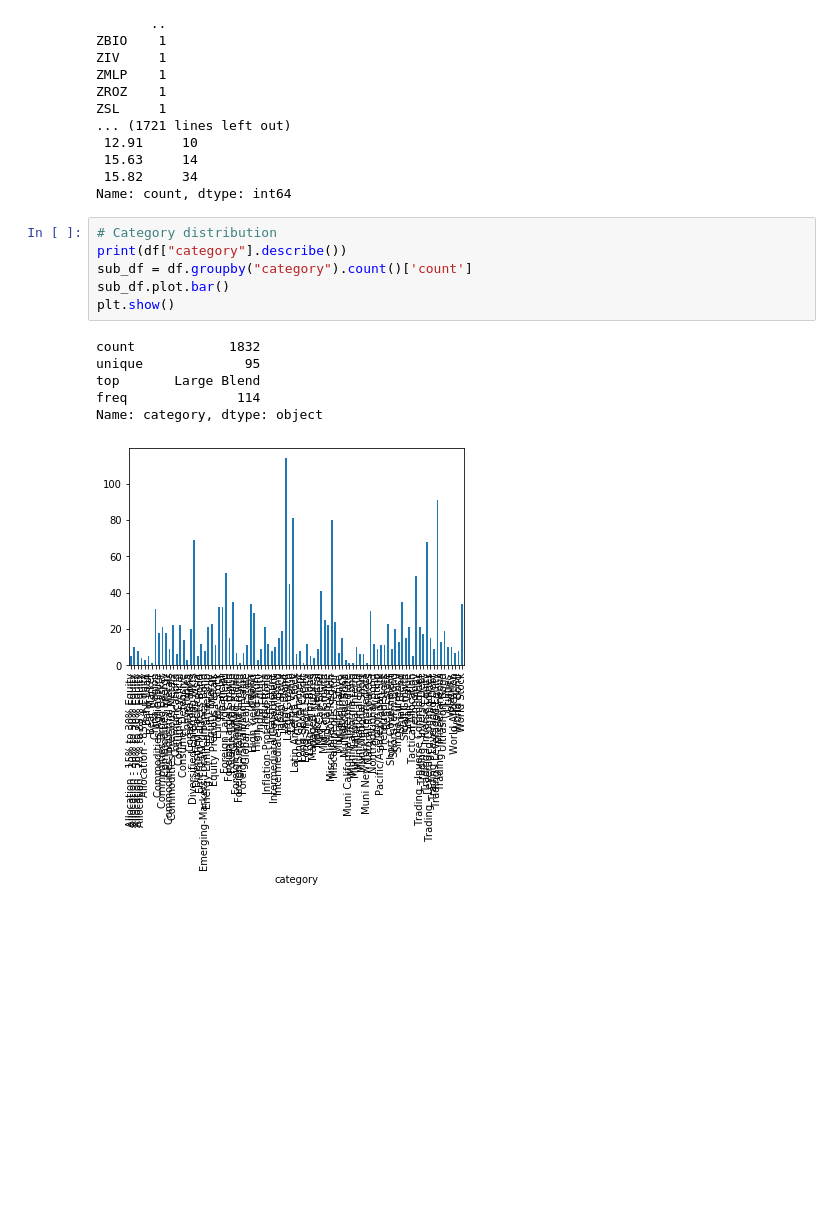
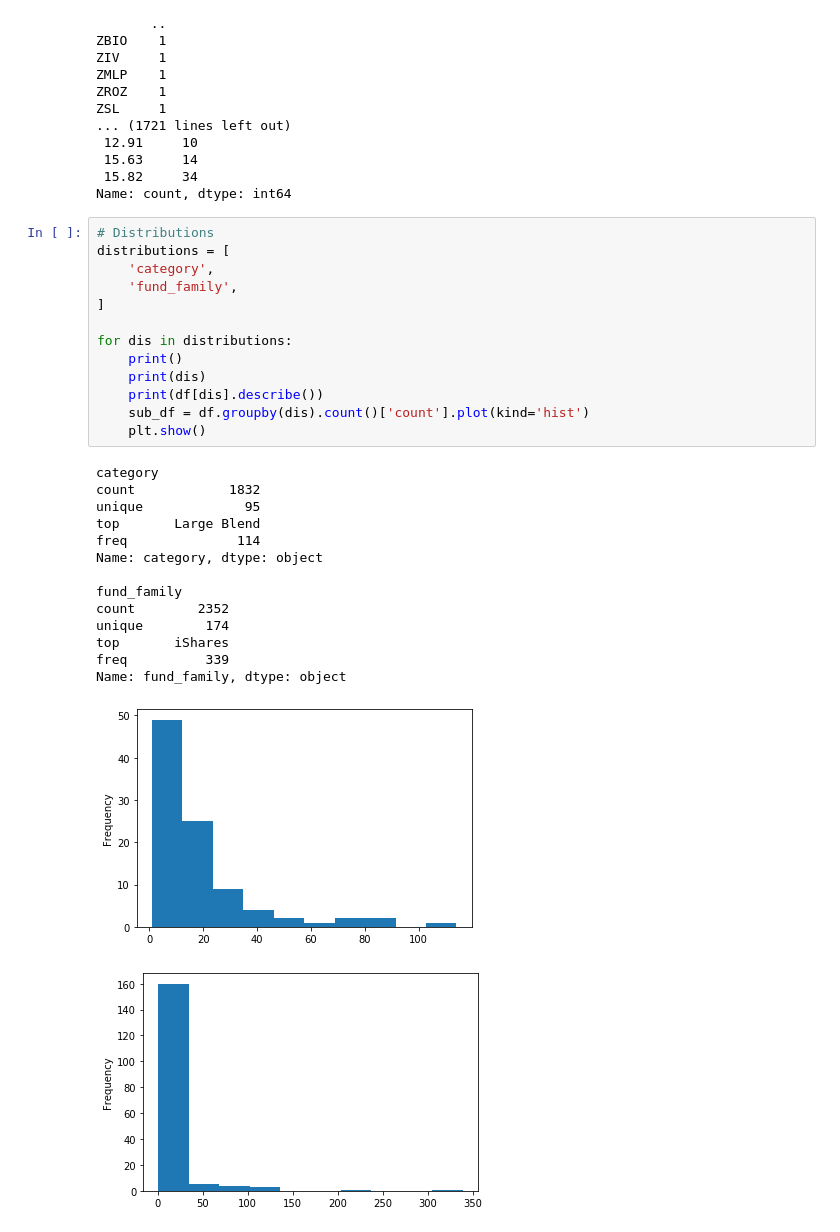
Before and after one commit to NVukobrat/US-Mutual-Funds-and-ETFs-Analysis, a Jupyter notebook: Main.ipynb, the cells around one changed output. Drawn from its saved outputs; the diff is of its cells as text; blank space fills up the shorter version.

```diff
--- a/Main.ipynb
+++ b/Main.ipynb
@@ -43,15 +43,31 @@ ZSL     1
  15.82     34
 Name: count, dtype: int64
 # %%
-# Category distribution
-print(df["category"].describe())
-sub_df = df.groupby("category").count()['count']
-sub_df.plot.bar()
-plt.show()
+# Distributions
+distributions = [
+    'category',
+    'fund_family',
+]
+
+for dis in distributions:
+    print()
+    print(dis)
+    print(df[dis].describe())
+    sub_df = df.groupby(dis).count()['count'].plot(kind='hist')
+    plt.show()
 # %% [output]
+category
 count            1832
 unique             95
 top       Large Blend
 freq              114
 Name: category, dtype: object
+
+fund_family
+count        2352
+unique        174
+top       iShares
+freq          339
+Name: fund_family, dtype: object
-[figure, old version]
+[figure, new version]
+[figure, added]
```
Also changed, not shown: parts of 6 cells of this notebook.
